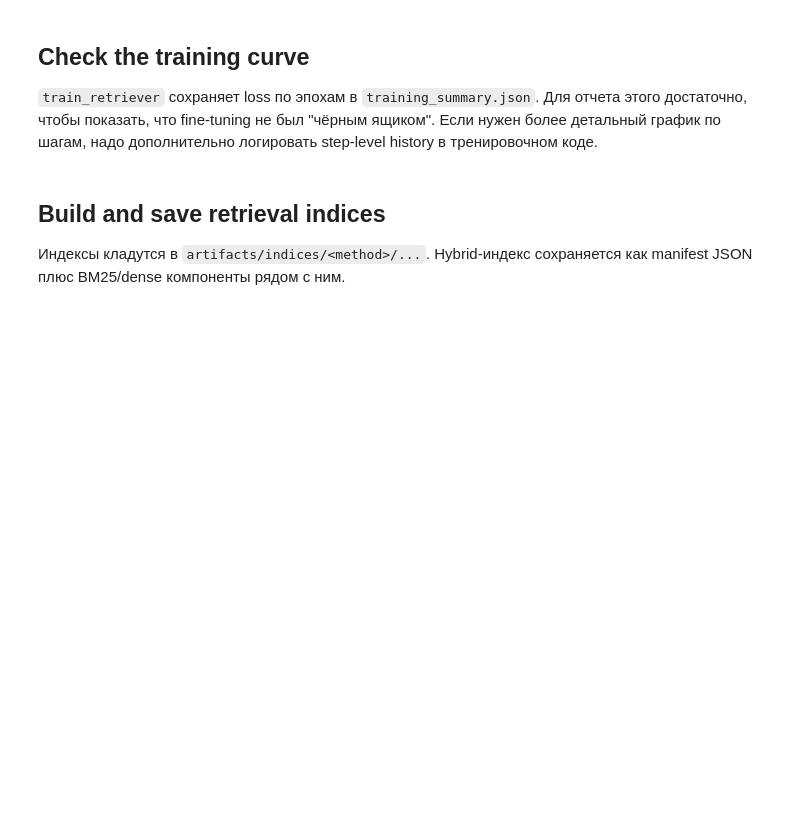
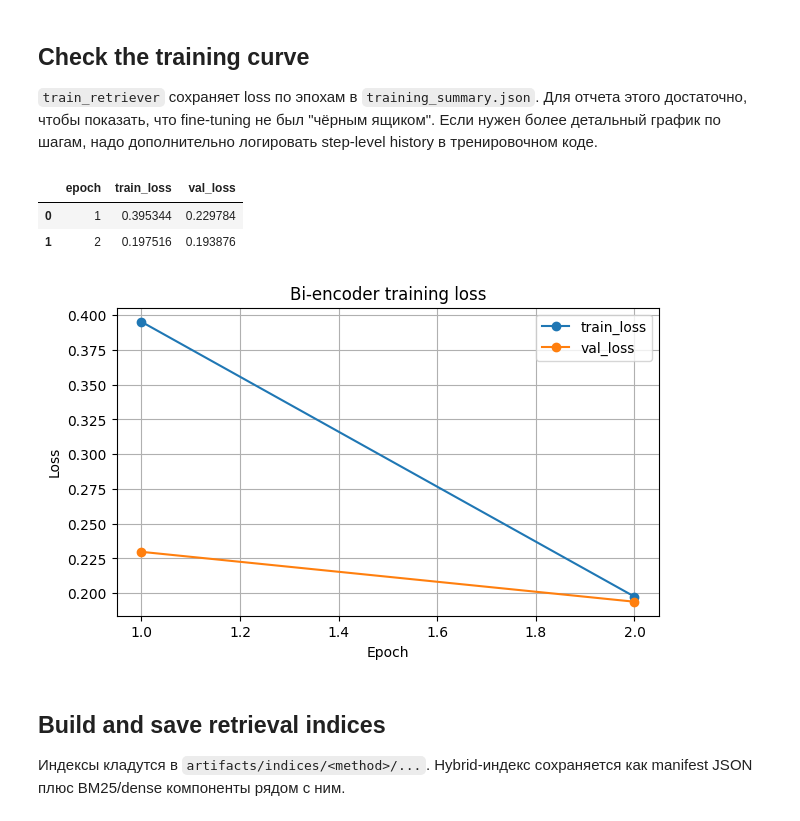
Before and after one commit to terrylimax/medical-rag-reranker, a Jupyter notebook: colab/01_train_retriever_and_build_indices.ipynb, the cells around one changed output. Drawn from its saved outputs; the diff is of its cells as text; code cells hidden in the pictures; blank space fills up the shorter version.

```diff
--- a/colab/01_train_retriever_and_build_indices.ipynb
+++ b/colab/01_train_retriever_and_build_indices.ipynb
@@ -331,37 +521,42 @@ print("Document encoder:", RETRIEVER_DIR / "doc_encoder")
 
 `train_retriever` сохраняет loss по эпохам в `training_summary.json`. Для отчета этого достаточно, чтобы показать, что fine-tuning не был "чёрным ящиком". Если нужен более детальный график по шагам, надо дополнительно логировать step-level history в тренировочном коде.
 # %%
+from IPython.display import display as ipy_display
 import matplotlib.pyplot as plt
 import pandas as pd
 
 summary_path = RETRIEVER_DIR / "training_summary.json"
 if not summary_path.exists():
     print("Training summary is not available yet:", summary_path)
 else:
     summary = json.loads(summary_path.read_text(encoding="utf-8"))
     history = summary.get("history", [])
     if not history:
         print("Training summary has no history:", summary_path)
     else:
         loss_df = pd.DataFrame(history)
-        display(loss_df)
-
+        ipy_display(loss_df)
         y_cols = [
             col
             for col in ["train_loss", "val_loss"]
             if col in loss_df.columns and loss_df[col].notna().any()
         ]
         ax = loss_df.plot(
             x="epoch",
             y=y_cols,
             marker="o",
             figsize=(7, 4),
             grid=True,
             title="Bi-encoder training loss",
         )
         ax.set_xlabel("Epoch")
         ax.set_ylabel("Loss")
         plt.show()
+# %% [output]
+|  | epoch | train_loss | val_loss |
+| 0 | 1 | 0.395344 | 0.229784 |
+| 1 | 2 | 0.197516 | 0.193876 |
+[figure, added]
 # %% [markdown]
 ## Build and save retrieval indices
 
```
Also changed, not shown: parts of 15 cells of this notebook, 28 other files.
